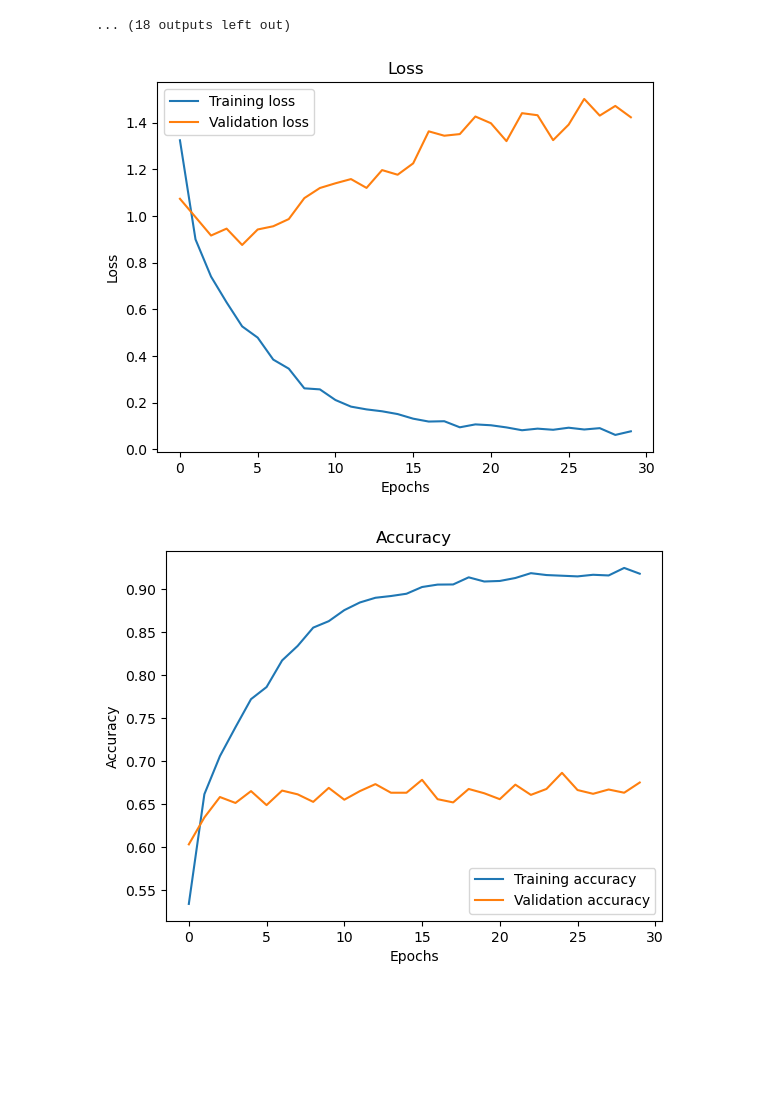
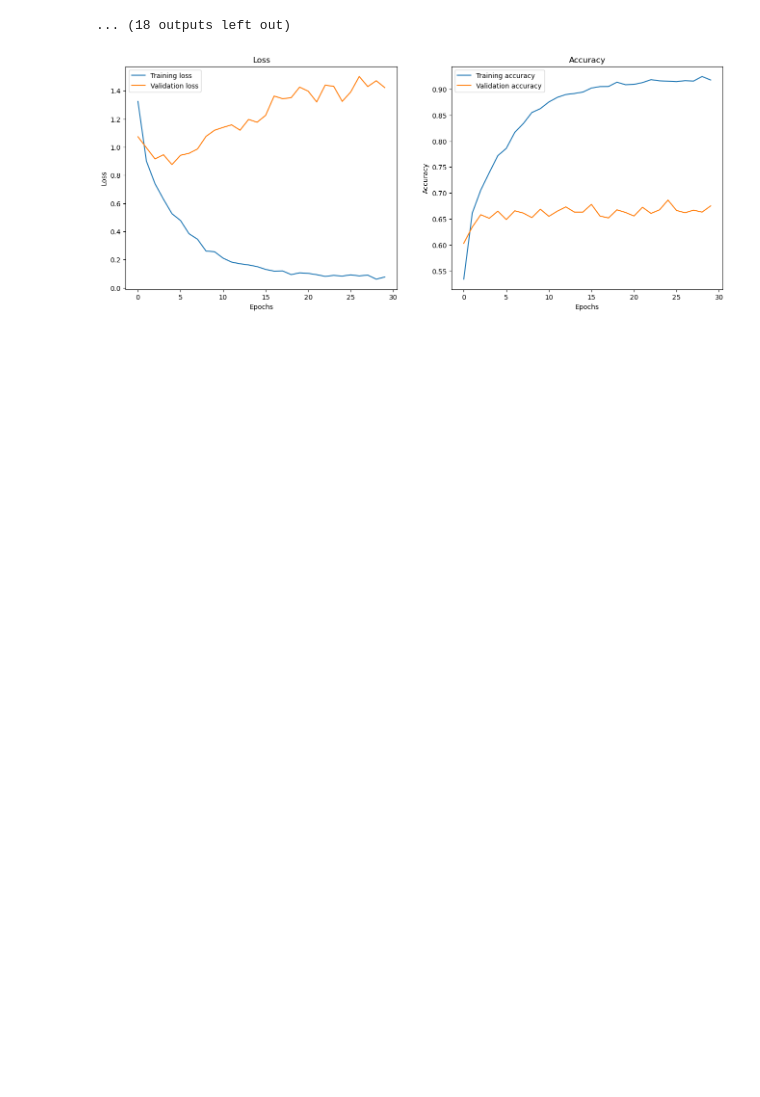
Before and after one commit to Lior-Baruch/NLP, a Jupyter notebook: HW4/Assignment_4_RC.ipynb, the cells around one changed output. Cells and saved outputs as stored; diff of their text form; code cells hidden in the pictures; blank space fills up the shorter version.

Commit message:
part 5 complete (i think lol)

```diff
--- a/HW4/Assignment_4_RC.ipynb
+++ b/HW4/Assignment_4_RC.ipynb
@@ -512,27 +538,39 @@ Epoch: 10/30, Train Loss: 0.2569, Val Loss: 1.1198, Train Acc: 0.8625, Val Acc:
 Epoch: 11/30, Train Loss: 0.2113, Val Loss: 1.1400, Train Acc: 0.8753, Val Acc: 0.6550
 Epoch: 12/30, Train Loss: 0.1829, Val Loss: 1.1581, Train Acc: 0.8842, Val Acc: 0.6650
 ... (18 outputs left out)
+# %%
+# load the model
+model.load_state_dict(torch.load('model_part_4.pth'))
+# load the train and validation history
+checkpoint = torch.load('model_part_4_history.pth')
+train_loss_history = checkpoint['train_loss_history']
+val_loss_history = checkpoint['val_loss_history']
+train_acc_history = checkpoint['train_acc_history']
+val_acc_history = checkpoint['val_acc_history']
 # %%
+import matplotlib.pyplot as plt
+
 # plot the training and validation loss
-plt.plot(train_loss_history, label='Training loss')
-plt.plot(val_loss_history, label='Validation loss')
-plt.title('Loss')
-plt.xlabel('Epochs')
-plt.ylabel('Loss')
-plt.legend()
-plt.show()
+fig, axs = plt.subplots(1, 2, figsize=(16, 6))
+
+axs[0].plot(train_loss_history, label='Training loss')
+axs[0].plot(val_loss_history, label='Validation loss')
+axs[0].set_title('Loss')
+axs[0].set_xlabel('Epochs')
+axs[0].set_ylabel('Loss')
+axs[0].legend()
 
 # plot the training and validation accuracy
-plt.plot(train_acc_history, label='Training accuracy')
-plt.plot(val_acc_history, label='Validation accuracy')
-plt.title('Accuracy')
-plt.xlabel('Epochs')
-plt.ylabel('Accuracy')
-plt.legend()
+axs[1].plot(train_acc_history, label='Training accuracy')
+axs[1].plot(val_acc_history, label='Validation accuracy')
+axs[1].set_title('Accuracy')
+axs[1].set_xlabel('Epochs')
+axs[1].set_ylabel('Accuracy')
+axs[1].legend()
+
 plt.show()
 # %% [output]
-[figure, old version]
+[figure, new version]
-[figure, removed]
 # %% [markdown]
 <br><br><br><br>
 # %% [markdown]
```
Also changed, not shown: parts of 11 cells of this notebook.
